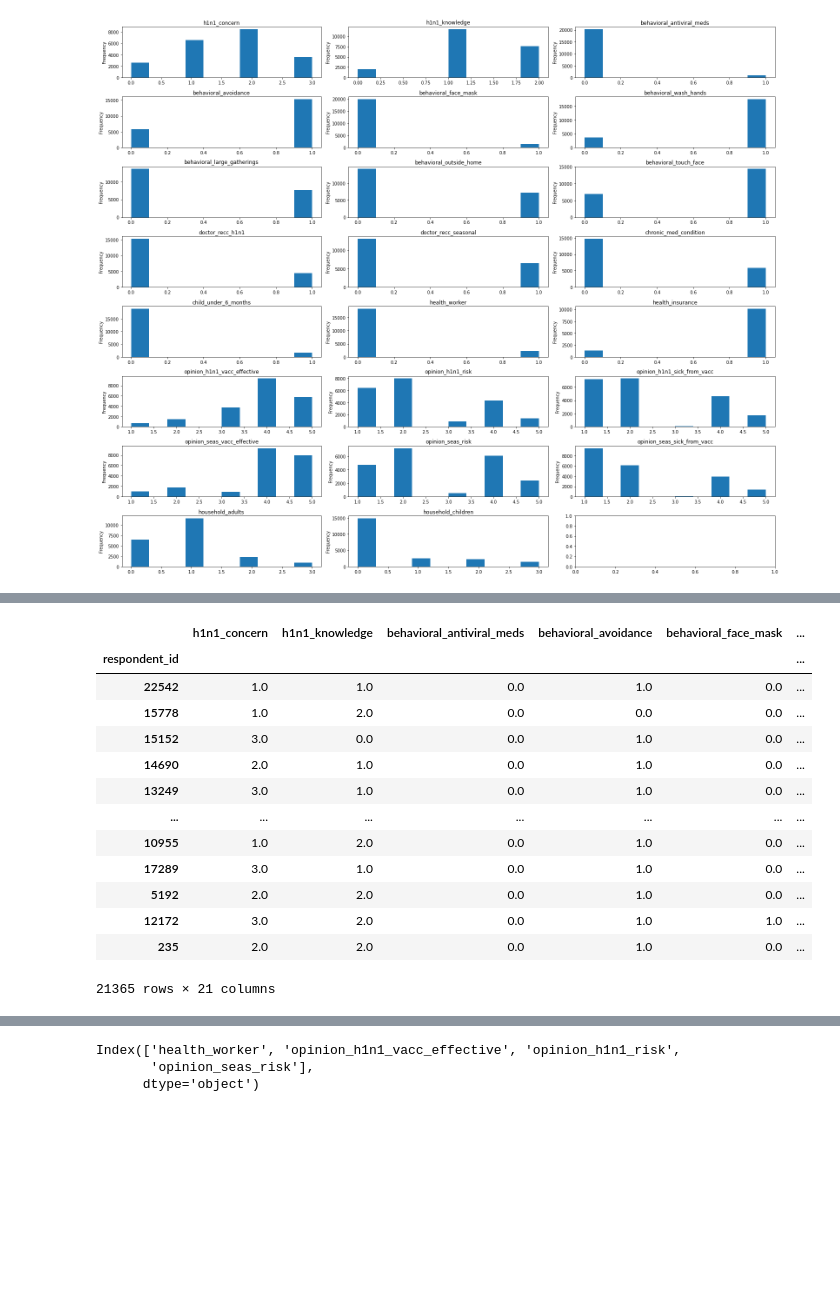
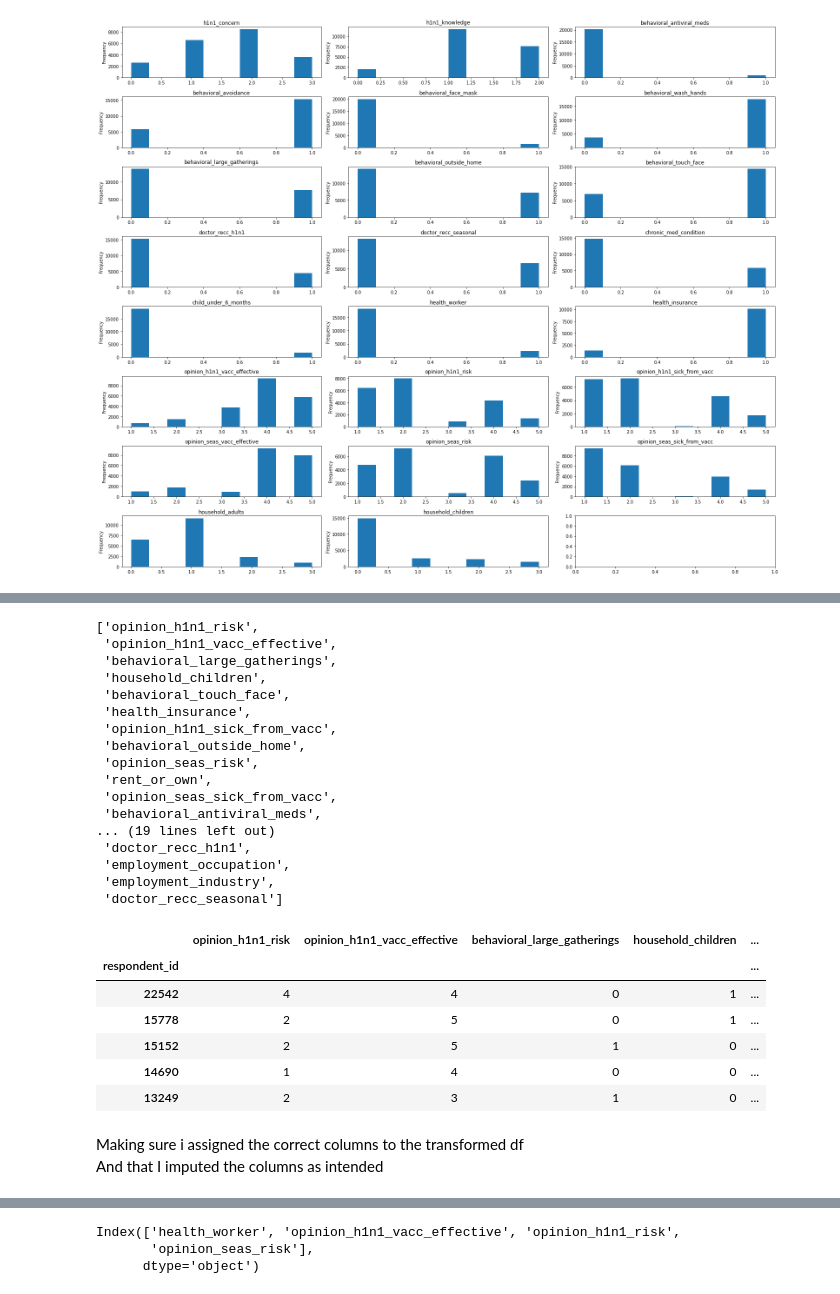
Before and after one commit to blackBagel/flu-shots, a Jupyter notebook: Flu_shot_forecast.ipynb, the cells around one changed output, grey strips where cells are left out. Saved outputs shown, nothing was run; the diff lists cells and outputs as text; code cells hidden in the pictures; blank space fills up the shorter version.

Commit message:
Now imputing all columns - BUT non MF imputed just get string Nan

```diff
--- a/Flu_shot_forecast.ipynb
+++ b/Flu_shot_forecast.ipynb
@@ -219,0 +298,7 @@ data_preparation_pipeline = Pipeline([('Impute', most_freq_imputer)])
+# %%
+float_features_for_placeholder_impute = {'doctor_recc_h1n1', 'doctor_recc_seasonal'}
+float_features_for_mf_impute = set(df_train.select_dtypes(include=['float64']).columns) - float_features_for_placeholder_impute - features_to_not_impute
+float_features_to_classify_by = float_features_for_mf_impute | float_features_for_placeholder_impute
+# %%
+FEATURES_TO_CLASSIFY_BY = float_features_to_classify_by | string_features_to_classify_by
+df_train_for_clf = df_train[FEATURES_TO_CLASSIFY_BY]
@@ -220,23 +315,53 @@ data_preparation_pipeline = Pipeline([('Impute', most_freq_imputer)])
+# %%
+features_for_mf_impute = list(float_features_for_mf_impute | string_features_for_mf_impute)
+features_for_placeholder_impute = list(float_features_for_placeholder_impute | string_features_for_placeholder_impute)
+most_freq_imputer = SimpleImputer(strategy='most_frequent')
+placeholder_imputer = SimpleImputer(strategy='constant', fill_value='NaN')
+
+###
+# Need to add columntransformer!
+###
+data_preparation_imputer = ColumnTransformer([
+                                              ('mf', most_freq_imputer, features_for_mf_impute),
+                                              ('nan', placeholder_imputer, features_for_placeholder_impute)
+])
+
+data_preparation_pipeline = Pipeline([('Impute', data_preparation_imputer)])
+# %%
+columns_after_processing = [column for _,_,columns in data_preparation_imputer.transformers_ for column in columns]
+columns_after_processing
+# %% [output]
+['opinion_h1n1_risk',
+ 'opinion_h1n1_vacc_effective',
+ 'behavioral_large_gatherings',
+ 'household_children',
+ 'behavioral_touch_face',
+ 'health_insurance',
+ 'opinion_h1n1_sick_from_vacc',
+ 'behavioral_outside_home',
+ 'opinion_seas_risk',
+ 'rent_or_own',
+ 'opinion_seas_sick_from_vacc',
+ 'behavioral_antiviral_meds',
+... (19 lines left out)
+ 'doctor_recc_h1n1',
+ 'employment_occupation',
+ 'employment_industry',
+ 'doctor_recc_seasonal']
 # %%
-df_train_processed = data_preparation_pipeline.fit_transform(df_train_for_clf)
+df_train_processed = data_preparation_imputer.fit_transform(df_train_for_clf)
 
 df_train_processed = pd.DataFrame(df_train_processed,
-                                  columns = df_train_for_clf.columns,
+                                  columns = columns_after_processing,
                                   index=df_train_for_clf.index)
-
-df_train_processed
 # %% [output]
-|  | h1n1_concern | h1n1_knowledge | behavioral_antiviral_meds | behavioral_avoidance | behavioral_face_mask | ... |
-| respondent_id |  |  |  |  |  | ... |
-| 22542 | 1.0 | 1.0 | 0.0 | 1.0 | 0.0 | ... |
-| 15778 | 1.0 | 2.0 | 0.0 | 0.0 | 0.0 | ... |
-| 15152 | 3.0 | 0.0 | 0.0 | 1.0 | 0.0 | ... |
-| 14690 | 2.0 | 1.0 | 0.0 | 1.0 | 0.0 | ... |
-| 13249 | 3.0 | 1.0 | 0.0 | 1.0 | 0.0 | ... |
-| ... | ... | ... | ... | ... | ... | ... |
-| 10955 | 1.0 | 2.0 | 0.0 | 1.0 | 0.0 | ... |
-| 17289 | 3.0 | 1.0 | 0.0 | 1.0 | 0.0 | ... |
-| 5192 | 2.0 | 2.0 | 0.0 | 1.0 | 0.0 | ... |
-| 12172 | 3.0 | 2.0 | 0.0 | 1.0 | 1.0 | ... |
-| 235 | 2.0 | 2.0 | 0.0 | 1.0 | 0.0 | ... |
+|  | opinion_h1n1_risk | opinion_h1n1_vacc_effective | behavioral_large_gatherings | household_children | ... |
+| respondent_id |  |  |  |  | ... |
+| 22542 | 4 | 4 | 0 | 1 | ... |
+| 15778 | 2 | 5 | 0 | 1 | ... |
+| 15152 | 2 | 5 | 1 | 0 | ... |
+| 14690 | 1 | 4 | 0 | 0 | ... |
+| 13249 | 2 | 3 | 1 | 0 | ... |
-21365 rows × 21 columns
+# %% [markdown]
+Making sure i assigned the correct columns to the transformed df
+And that I imputed the columns as intended
```
Also changed, not shown: parts of 22 cells of this notebook.
